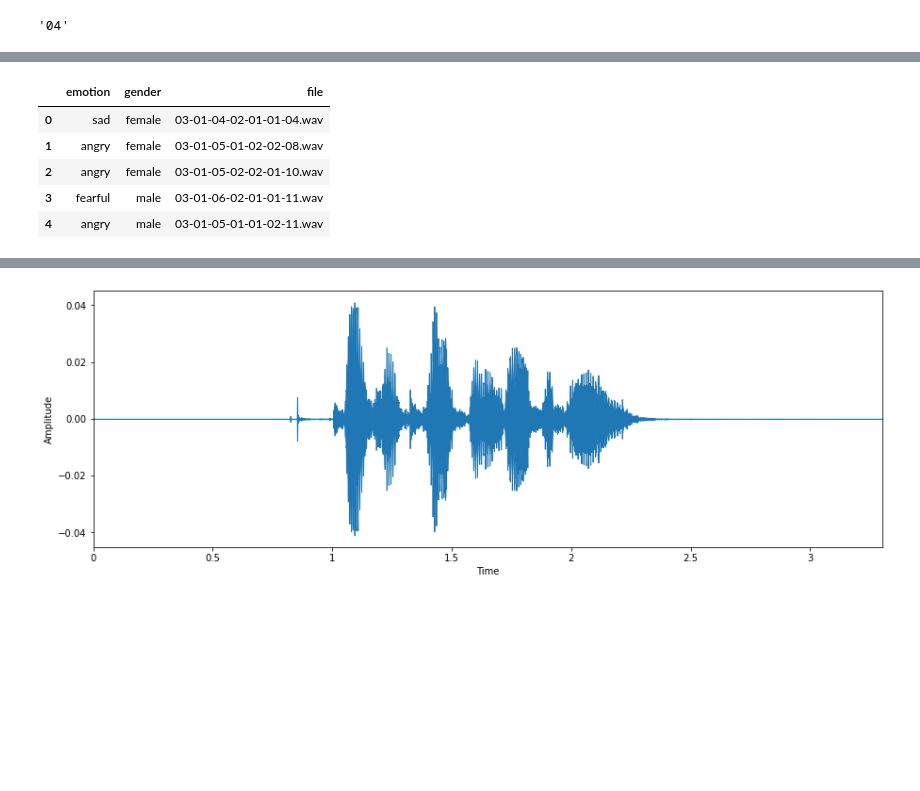
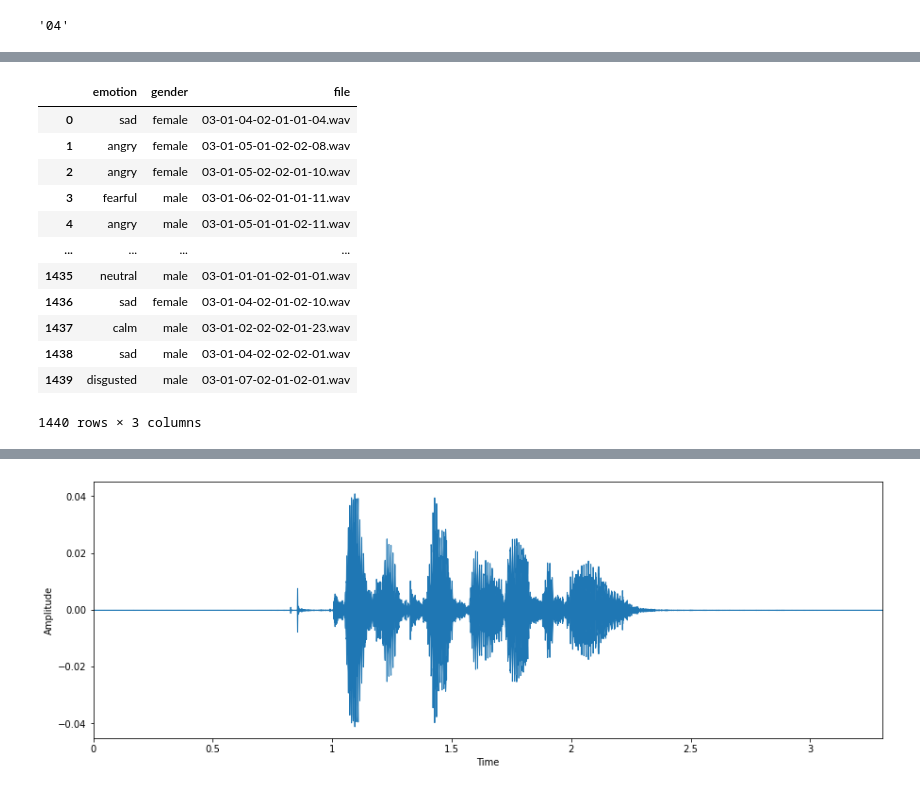
Before and after one commit to lorenanda/speech-emotion-recognition, a Jupyter notebook: preprocessing.ipynb, the cells around one changed output, grey strips where cells are left out. Cells and saved outputs as stored; diff of their text form; code cells hidden in the pictures; blank space fills up the shorter version.

```diff
--- a/preprocessing.ipynb
+++ b/preprocessing.ipynb
@@ -107,12 +131,19 @@ df["file"] = files_list
 # %%
-df.head()
+df
 # %% [output]
 |  | emotion | gender | file |
 | 0 | sad | female | 03-01-04-02-01-01-04.wav |
 | 1 | angry | female | 03-01-05-01-02-02-08.wav |
 | 2 | angry | female | 03-01-05-02-02-01-10.wav |
 | 3 | fearful | male | 03-01-06-02-01-01-11.wav |
 | 4 | angry | male | 03-01-05-01-01-02-11.wav |
+| ... | ... | ... | ... |
+| 1435 | neutral | male | 03-01-01-01-02-01-01.wav |
+| 1436 | sad | female | 03-01-04-02-01-02-10.wav |
+| 1437 | calm | male | 03-01-02-02-02-01-23.wav |
+| 1438 | sad | male | 03-01-04-02-02-02-01.wav |
+| 1439 | disgusted | male | 03-01-07-02-01-02-01.wav |
+1440 rows × 3 columns
 # %%
 # data = sr * T(duration of the recording)
 data, sr = librosa.load('data/03-01-01-01-01-01-01.wav')
```
Also changed, not shown: parts of 2 cells of this notebook, 2 other files.
